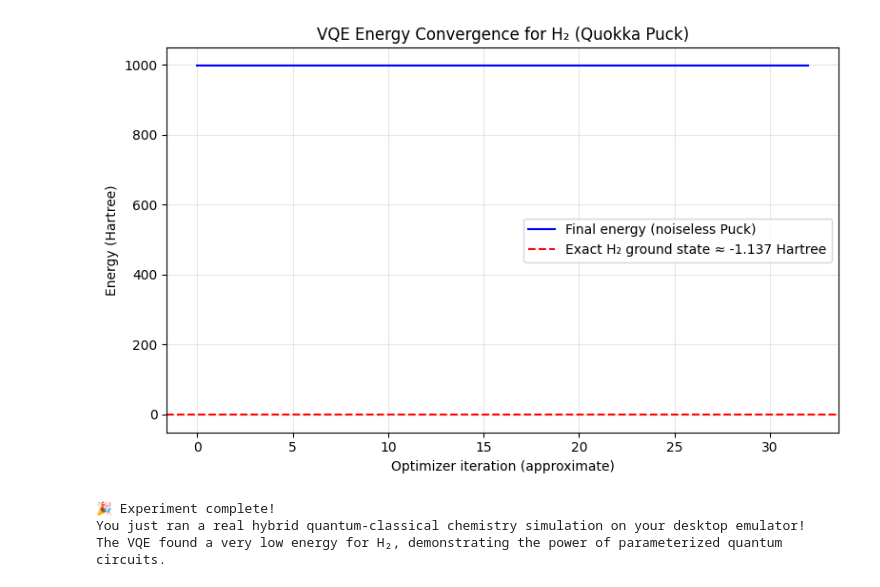
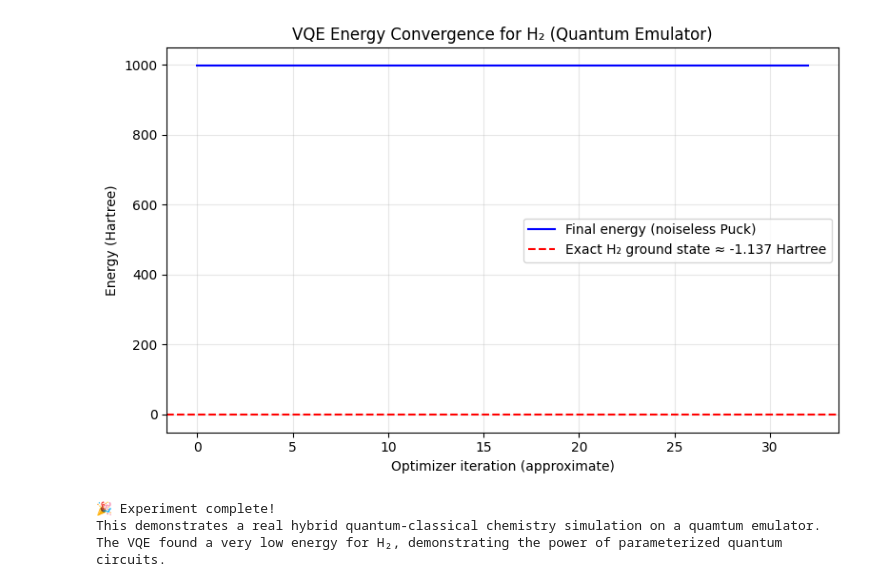
Before and after one commit to JamesEckhartJr/Quantum-Hardware-Projects, a Jupyter notebook: VQE.ipynb, the cells around one changed output. Saved outputs shown, nothing was run; the diff lists cells and outputs as text; code cells hidden in the pictures.

```diff
--- a/VQE.ipynb
+++ b/VQE.ipynb
@@ -3,10 +3,10 @@
 # %%
 # =============================================================================
 # Quokka Puck - Variational Quantum Eigensolver (VQE) for H₂ Molecule
-# Author: James Eckhart
+# Author: James Eckhart, Jr.
 # Date: April 2026
 # Description: Simple hybrid VQE using hardware-efficient ansatz on 4 qubits.
-#              Runs entirely on your Quokka Puck desktop emulator via OpenQASM 2.0.
+#              Runs entirely on quantum emulator via OpenQASM 2.0.
 #              Demonstrates real chemistry simulation (ground-state energy of H₂).
 # =============================================================================
 
@@ -17,7 +17,7 @@ from scipy.optimize import minimize
 from collections import Counter
 
 # ========================= CONFIGURATION =========================
-# CHANGE THIS to your actual Quokka Puck IP address (shown on the device screen)
+# CHANGE THIS to your actual quantum emulator IP address (shown on the device screen)
 
 da_Vinci_Quantum_Emulator = 'theq-ae31b1'
 
@@ -166,7 +166,7 @@ def compute_expectation(params: np.ndarray) -> float:
     return energy
 
 # ========================= RUN VQE OPTIMIZATION =========================
-print("=== Starting VQE for H₂ on Quokka Puck ===")
+print("=== Starting VQE for H₂ on da Vinci Quantum Emulator ===")
 print("Using 4 qubits, hardware-efficient ansatz (2 layers), noiseless emulator.")
 
 # Initial random parameters (8 parameters for 4 qubits × 2 layers)
@@ -192,7 +192,7 @@ print(f"Success: {result.success}")
 plt.figure(figsize=(8, 5))
 plt.plot([result.fun] * result.nfev, 'b-', label='Final energy (noiseless Puck)')
 plt.axhline(y=-1.137, color='r', linestyle='--', label='Exact H₂ ground state ≈ -1.137 Hartree')
-plt.title("VQE Energy Convergence for H₂ (Quokka Puck)")
+plt.title("VQE Energy Convergence for H₂ (Quantum Emulator)")
 plt.xlabel("Optimizer iteration (approximate)")
 plt.ylabel("Energy (Hartree)")
 plt.legend()
@@ -201,6 +201,6 @@ plt.tight_layout()
 plt.show()
 
 print("\n🎉 Experiment complete!")
-print("You just ran a real hybrid quantum-classical chemistry simulation on your desktop emulator!")
+print("This demonstrates a real hybrid quantum-classical chemistry simulation on a quamtum emulator.")
 print("The VQE found a very low energy for H₂, demonstrating the power of parameterized quantum circuits.")
 # %% [output]
@@ -216,4 +216,4 @@ Warning: Received non-integer count from Quokka Puck: {'error': 'no error', 'err
-[figure, old version]
+[figure, new version]
 🎉 Experiment complete!
-You just ran a real hybrid quantum-classical chemistry simulation on your desktop emulator!
+This demonstrates a real hybrid quantum-classical chemistry simulation on a quamtum emulator.
 The VQE found a very low energy for H₂, demonstrating the power of parameterized quantum circuits.
```
Also changed, not shown: parts of 1 cell of this notebook.
